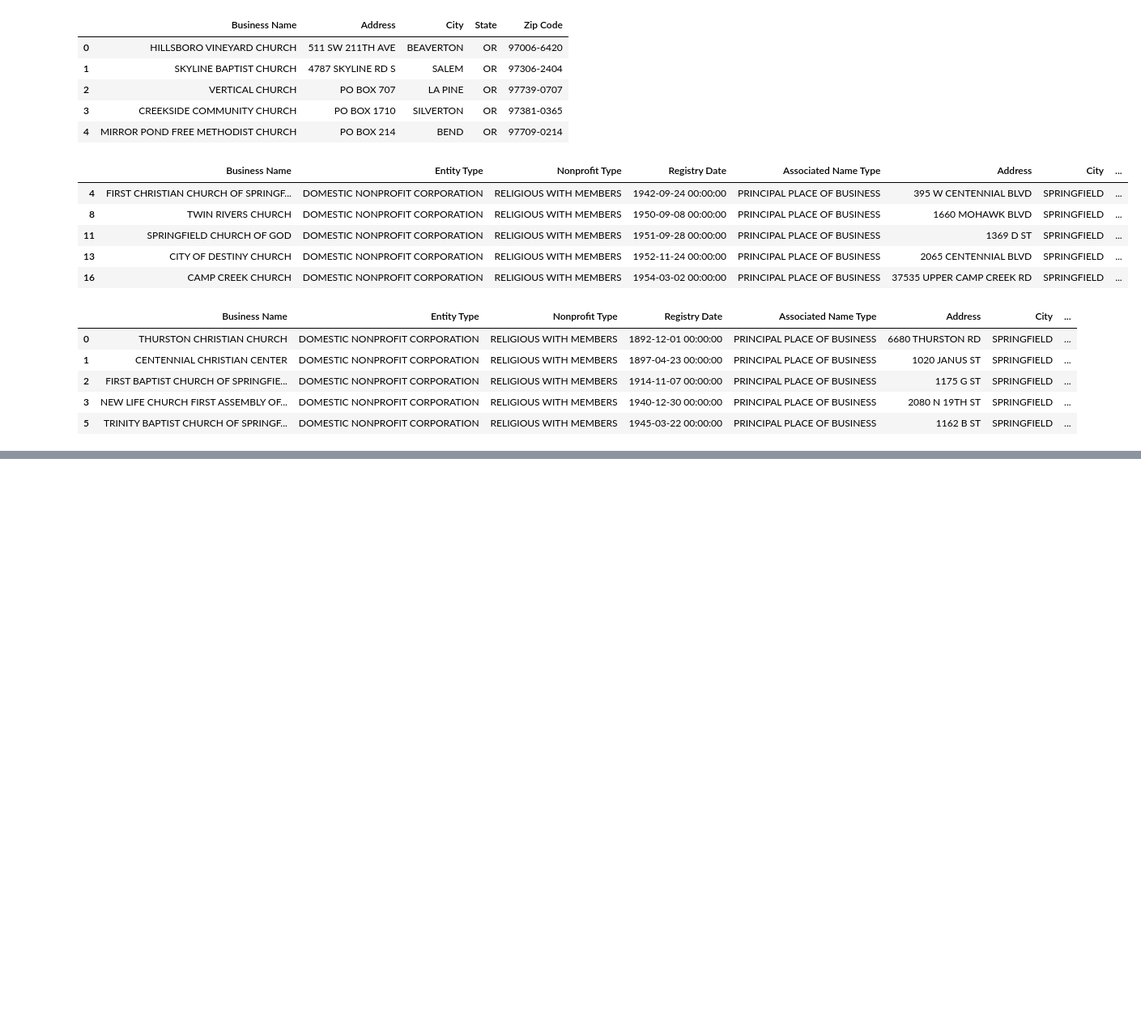
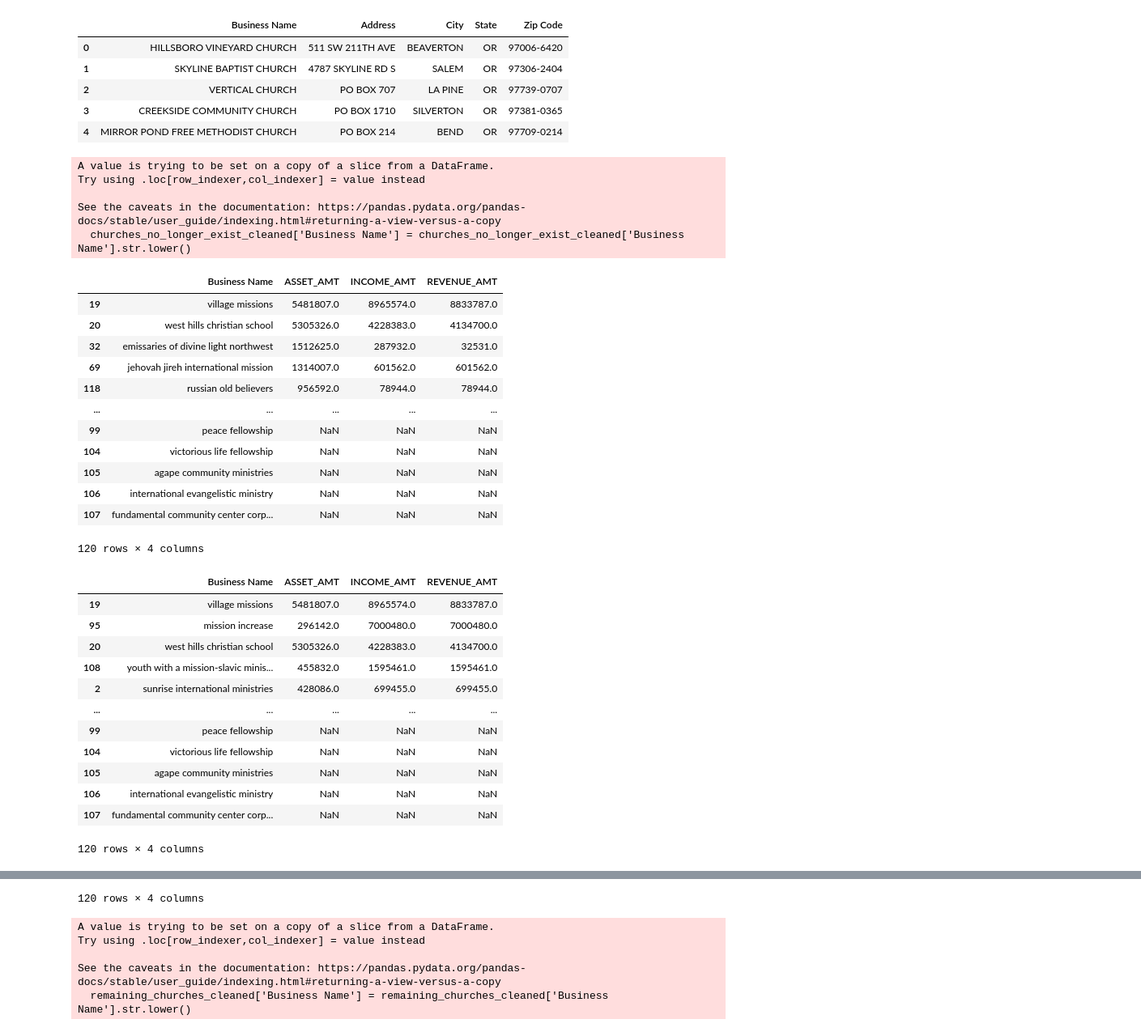
Before and after one commit to dlee67/GlooHackathon, a Jupyter notebook: src/GlooHackathon.ipynb, the cells around one changed output, grey strips where cells are left out. Shown: that part at 81% size. Drawn from its saved outputs; the diff is of its cells as text; code cells hidden in the pictures; blank space fills up the shorter version.

```diff
--- a/src/GlooHackathon.ipynb
+++ b/src/GlooHackathon.ipynb
@@ -71,28 +71,64 @@ display(df_latest_filtered.head())
 # %%
 remaining_churches = df_old_merged[df_old_merged['Business Name'].isin(df_latest_filtered['Business Name'])]
 remaining_churches_cleaned = remaining_churches.drop_duplicates(subset=['Business Name'])
 remaining_churches_file = '/content/drive/MyDrive/OregonChurches/Remaining_Churches_Cleaned.csv'
 remaining_churches_cleaned.to_csv(remaining_churches_file, index=False)
-display(remaining_churches_cleaned.head())
+# display(remaining_churches_cleaned.head())
 
 churches_no_longer_exist = df_old_merged[~df_old_merged['Business Name'].isin(df_latest_filtered['Business Name'])]
 churches_no_longer_exist_cleaned = churches_no_longer_exist.drop_duplicates(subset=['Business Name'])
 no_longer_exist_file = '/content/drive/MyDrive/OregonChurches/Churches_No_Longer_Exist_Cleaned.csv'
 churches_no_longer_exist_cleaned.to_csv(no_longer_exist_file, index=False)
-display(churches_no_longer_exist_cleaned.head())
 
-oregon_businesses_file = '/content/drive/MyDrive/OregonChurches/eo_or.csv'
-oregon_business_dataframe = pd.read_csv(oregon_businesses_file)
+# Turns out, money has nothing to do with the survival of the church.
+# oregon_businesses_file = '/content/drive/MyDrive/OregonChurches/eo_or.csv'
+# oregon_business_dataframe = pd.read_csv(oregon_businesses_file)
+# oregon_business_dataframe['NAME'] = oregon_business_dataframe['NAME'].str.lower()
+# churches_no_longer_exist_cleaned['Business Name'] = churches_no_longer_exist_cleaned['Business Name'].str.lower()
+# remaining_churches_money = pd.merge(churches_no_longer_exist_cleaned, oregon_business_dataframe, left_on='Business Name', right_on='NAME', how='inner')
+# asset_sorted = remaining_churches_money[['Business Name', 'ASSET_AMT', 'INCOME_AMT', 'REVENUE_AMT']].sort_values(by='ASSET_AMT', ascending=False)
+# display(asset_sorted)
+# income_sorted = remaining_churches_money[['Business Name', 'ASSET_AMT', 'INCOME_AMT', 'REVENUE_AMT']].sort_values(by='INCOME_AMT', ascending=False)
+# display(income_sorted)
+# revenue_sorted = remaining_churches_money[['Business Name', 'ASSET_AMT', 'INCOME_AMT', 'REVENUE_AMT']].sort_values(by='REVENUE_AMT', ascending=False)
+# display(revenue_sorted)
+# remaining_churches_cleaned['Business Name'] = remaining_churches_cleaned['Business Name'].str.lower()
+# remaining_churches_money = pd.merge(remaining_churches_cleaned, oregon_business_dataframe, left_on='Business Name', right_on='NAME', how='inner')
+# asset_sorted = remaining_churches_money[['Business Name', 'ASSET_AMT', 'INCOME_AMT', 'REVENUE_AMT']].sort_values(by='ASSET_AMT', ascending=False)
+# display(asset_sorted)
+# income_sorted = remaining_churches_money[['Business Name', 'ASSET_AMT', 'INCOME_AMT', 'REVENUE_AMT']].sort_values(by='INCOME_AMT', ascending=False)
+# display(income_sorted)
+# revenue_sorted = remaining_churches_money[['Business Name', 'ASSET_AMT', 'INCOME_AMT', 'REVENUE_AMT']].sort_values(by='REVENUE_AMT', ascending=False)
+# display(revenue_sorted)
 # %% [output]
+A value is trying to be set on a copy of a slice from a DataFrame.
+Try using .loc[row_indexer,col_indexer] = value instead
+
+See the caveats in the documentation: https://pandas.pydata.org/pandas-docs/stable/user_guide/indexing.html#returning-a-view-versus-a-copy
+  churches_no_longer_exist_cleaned['Business Name'] = churches_no_longer_exist_cleaned['Business Name'].str.lower()
-|  | Business Name | Entity Type | Nonprofit Type | Registry Date | Associated Name Type | Address | City | ... |
-| 4 | FIRST CHRISTIAN CHURCH OF SPRINGF... | DOMESTIC NONPROFIT CORPORATION | RELIGIOUS WITH MEMBERS | 1942-09-24 00:00:00 | PRINCIPAL PLACE OF BUSINESS | 395 W CENTENNIAL BLVD | SPRINGFIELD | ... |
-| 8 | TWIN RIVERS CHURCH | DOMESTIC NONPROFIT CORPORATION | RELIGIOUS WITH MEMBERS | 1950-09-08 00:00:00 | PRINCIPAL PLACE OF BUSINESS | 1660 MOHAWK BLVD | SPRINGFIELD | ... |
-| 11 | SPRINGFIELD CHURCH OF GOD | DOMESTIC NONPROFIT CORPORATION | RELIGIOUS WITH MEMBERS | 1951-09-28 00:00:00 | PRINCIPAL PLACE OF BUSINESS | 1369 D ST | SPRINGFIELD | ... |
-| 13 | CITY OF DESTINY CHURCH | DOMESTIC NONPROFIT CORPORATION | RELIGIOUS WITH MEMBERS | 1952-11-24 00:00:00 | PRINCIPAL PLACE OF BUSINESS | 2065 CENTENNIAL BLVD | SPRINGFIELD | ... |
-| 16 | CAMP CREEK CHURCH | DOMESTIC NONPROFIT CORPORATION | RELIGIOUS WITH MEMBERS | 1954-03-02 00:00:00 | PRINCIPAL PLACE OF BUSINESS | 37535 UPPER CAMP CREEK RD | SPRINGFIELD | ... |
+|  | Business Name | ASSET_AMT | INCOME_AMT | REVENUE_AMT |
+| 19 | village missions | 5481807.0 | 8965574.0 | 8833787.0 |
+| 20 | west hills christian school | 5305326.0 | 4228383.0 | 4134700.0 |
+| 32 | emissaries of divine light northwest | 1512625.0 | 287932.0 | 32531.0 |
+| 69 | jehovah jireh international mission | 1314007.0 | 601562.0 | 601562.0 |
+| 118 | russian old believers | 956592.0 | 78944.0 | 78944.0 |
+| ... | ... | ... | ... | ... |
+| 99 | peace fellowship | NaN | NaN | NaN |
+| 104 | victorious life fellowship | NaN | NaN | NaN |
+| 105 | agape community ministries | NaN | NaN | NaN |
+| 106 | international evangelistic ministry | NaN | NaN | NaN |
+| 107 | fundamental community center corp... | NaN | NaN | NaN |
+120 rows × 4 columns
-|  | Business Name | Entity Type | Nonprofit Type | Registry Date | Associated Name Type | Address | City | ... |
-| 0 | THURSTON CHRISTIAN CHURCH | DOMESTIC NONPROFIT CORPORATION | RELIGIOUS WITH MEMBERS | 1892-12-01 00:00:00 | PRINCIPAL PLACE OF BUSINESS | 6680 THURSTON RD | SPRINGFIELD | ... |
-| 1 | CENTENNIAL CHRISTIAN CENTER | DOMESTIC NONPROFIT CORPORATION | RELIGIOUS WITH MEMBERS | 1897-04-23 00:00:00 | PRINCIPAL PLACE OF BUSINESS | 1020 JANUS ST | SPRINGFIELD | ... |
-| 2 | FIRST BAPTIST CHURCH OF SPRINGFIE... | DOMESTIC NONPROFIT CORPORATION | RELIGIOUS WITH MEMBERS | 1914-11-07 00:00:00 | PRINCIPAL PLACE OF BUSINESS | 1175 G ST | SPRINGFIELD | ... |
-| 3 | NEW LIFE CHURCH FIRST ASSEMBLY OF... | DOMESTIC NONPROFIT CORPORATION | RELIGIOUS WITH MEMBERS | 1940-12-30 00:00:00 | PRINCIPAL PLACE OF BUSINESS | 2080 N 19TH ST | SPRINGFIELD | ... |
-| 5 | TRINITY BAPTIST CHURCH OF SPRINGF... | DOMESTIC NONPROFIT CORPORATION | RELIGIOUS WITH MEMBERS | 1945-03-22 00:00:00 | PRINCIPAL PLACE OF BUSINESS | 1162 B ST | SPRINGFIELD | ... |
+|  | Business Name | ASSET_AMT | INCOME_AMT | REVENUE_AMT |
+| 19 | village missions | 5481807.0 | 8965574.0 | 8833787.0 |
+| 95 | mission increase | 296142.0 | 7000480.0 | 7000480.0 |
+| 20 | west hills christian school | 5305326.0 | 4228383.0 | 4134700.0 |
+| 108 | youth with a mission-slavic minis... | 455832.0 | 1595461.0 | 1595461.0 |
+| 2 | sunrise international ministries | 428086.0 | 699455.0 | 699455.0 |
+| ... | ... | ... | ... | ... |
+| 99 | peace fellowship | NaN | NaN | NaN |
+| 104 | victorious life fellowship | NaN | NaN | NaN |
+| 105 | agape community ministries | NaN | NaN | NaN |
+| 106 | international evangelistic ministry | NaN | NaN | NaN |
+| 107 | fundamental community center corp... | NaN | NaN | NaN |
+120 rows × 4 columns
@@ -98,0 +147,6 @@ oregon_business_dataframe = pd.read_csv(oregon_businesses_file)
+120 rows × 4 columns
+A value is trying to be set on a copy of a slice from a DataFrame.
+Try using .loc[row_indexer,col_indexer] = value instead
+
+See the caveats in the documentation: https://pandas.pydata.org/pandas-docs/stable/user_guide/indexing.html#returning-a-view-versus-a-copy
+  remaining_churches_cleaned['Business Name'] = remaining_churches_cleaned['Business Name'].str.lower()
```
Also changed, not shown: parts of 2 cells of this notebook.
